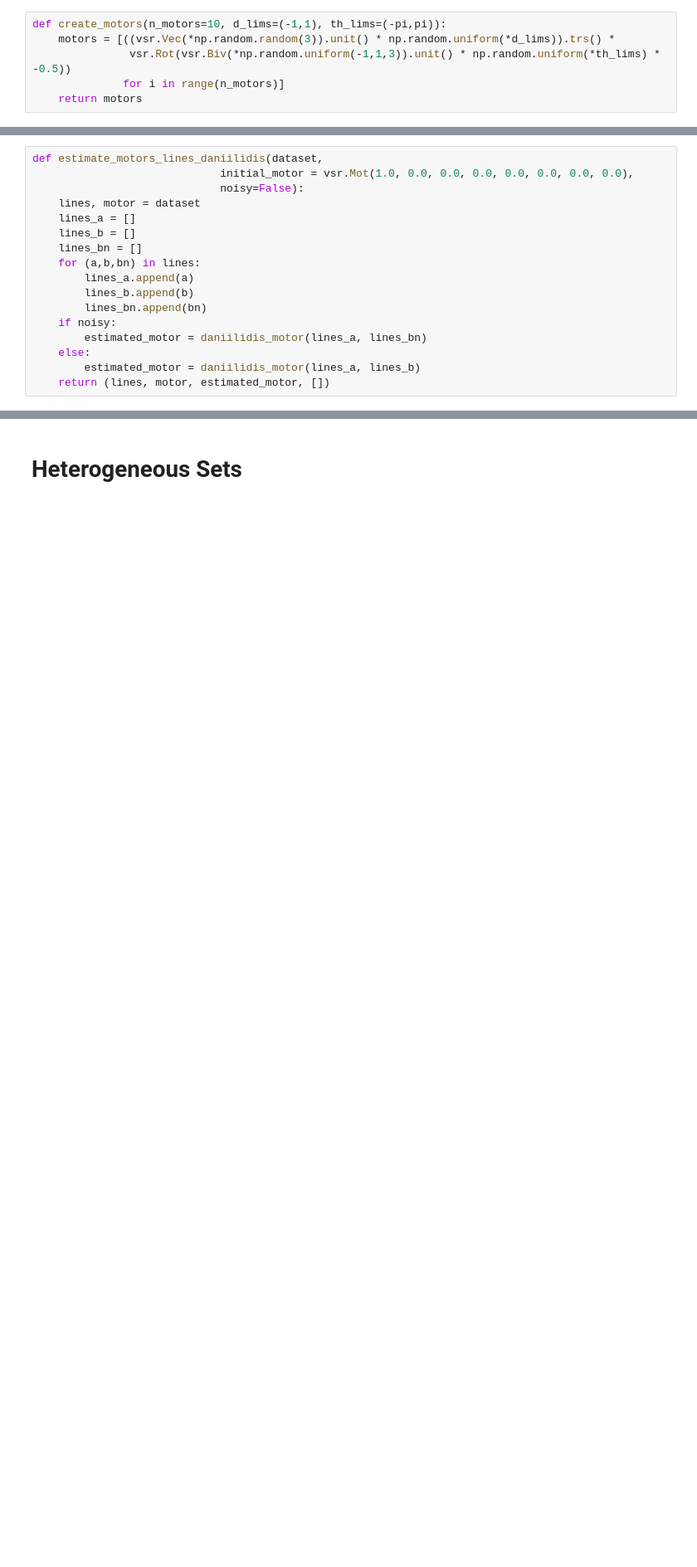
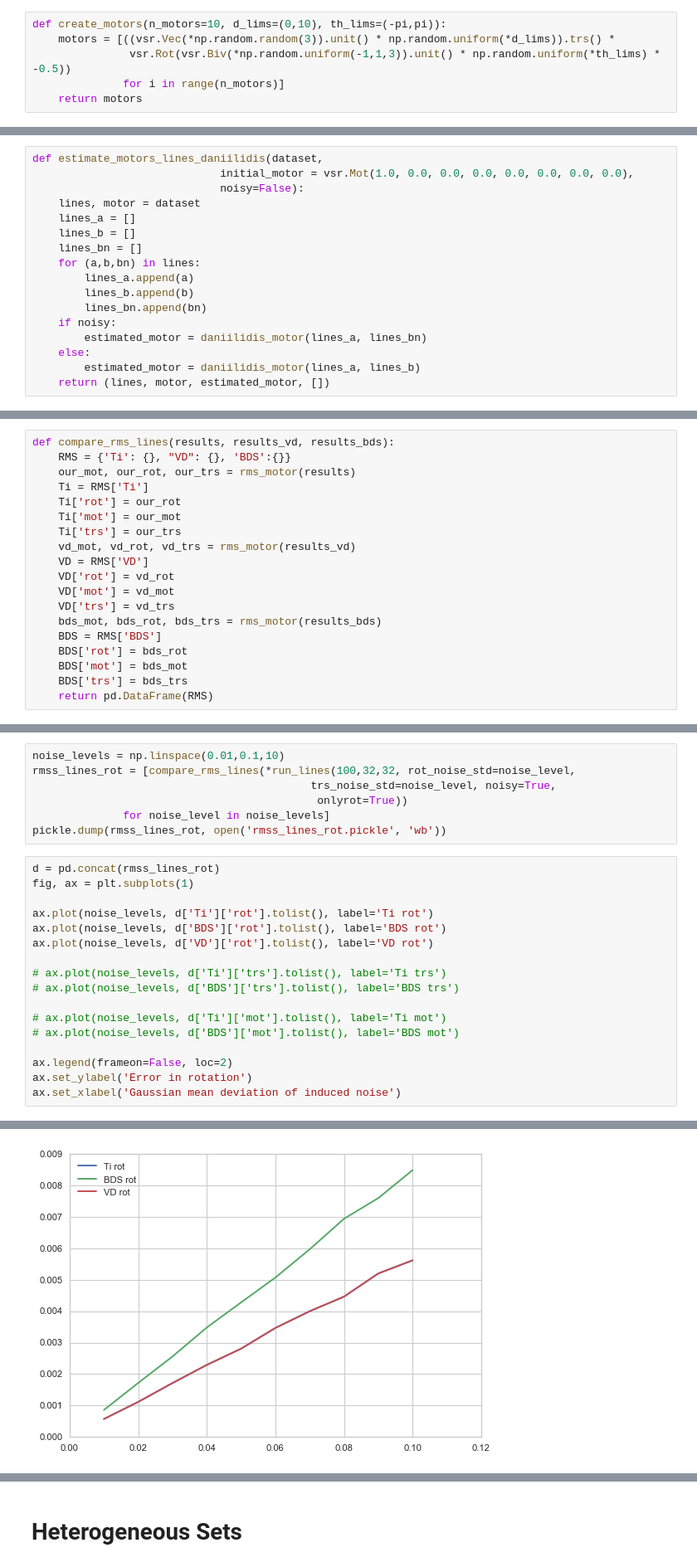
Before and after one commit to tingelst/game, a Jupyter notebook: python/Experiments-v2.ipynb, the cells around one changed output, grey strips where cells are left out. Shown at 83% size. Cells and saved outputs as stored; diff of their text form; blank space fills up the shorter version.

```diff
--- a/python/Experiments-v2.ipynb
+++ b/python/Experiments-v2.ipynb
@@ -20,7 +19,7 @@ Populating the interactive namespace from numpy and matplotlib
 # %% [markdown]
 # Generate motors
 # %%
-def create_motors(n_motors=10, d_lims=(-1,1), th_lims=(-pi,pi)):
+def create_motors(n_motors=10, d_lims=(0,10), th_lims=(-pi,pi)):
     motors = [((vsr.Vec(*np.random.random(3)).unit() * np.random.uniform(*d_lims)).trs() *
                vsr.Rot(vsr.Biv(*np.random.uniform(-1,1,3)).unit() * np.random.uniform(*th_lims) * -0.5))
               for i in range(n_motors)]
@@ -448,0 +505,19 @@ for m, em, _ in wrong_results:
+# %%
+def compare_rms_lines(results, results_vd, results_bds):
+    RMS = {'Ti': {}, "VD": {}, 'BDS':{}}
+    our_mot, our_rot, our_trs = rms_motor(results)
+    Ti = RMS['Ti']
+    Ti['rot'] = our_rot
+    Ti['mot'] = our_mot
+    Ti['trs'] = our_trs
+    vd_mot, vd_rot, vd_trs = rms_motor(results_vd)
+    VD = RMS['VD']
+    VD['rot'] = vd_rot
+    VD['mot'] = vd_mot
+    VD['trs'] = vd_trs
+    bds_mot, bds_rot, bds_trs = rms_motor(results_bds)
+    BDS = RMS['BDS']
+    BDS['rot'] = bds_rot
+    BDS['mot'] = bds_mot
+    BDS['trs'] = bds_trs
+    return pd.DataFrame(RMS)
@@ -448,0 +531,25 @@ for m, em, _ in wrong_results:
+# %%
+noise_levels = np.linspace(0.01,0.1,10)
+rmss_lines_rot = [compare_rms_lines(*run_lines(100,32,32, rot_noise_std=noise_level,
+                                           trs_noise_std=noise_level, noisy=True,
+                                            onlyrot=True))
+              for noise_level in noise_levels]
+pickle.dump(rmss_lines_rot, open('rmss_lines_rot.pickle', 'wb'))
+# %%
+d = pd.concat(rmss_lines_rot)
+fig, ax = plt.subplots(1)
+
+ax.plot(noise_levels, d['Ti']['rot'].tolist(), label='Ti rot')
+ax.plot(noise_levels, d['BDS']['rot'].tolist(), label='BDS rot')
+ax.plot(noise_levels, d['VD']['rot'].tolist(), label='VD rot')
+
+# ax.plot(noise_levels, d['Ti']['trs'].tolist(), label='Ti trs')
+# ax.plot(noise_levels, d['BDS']['trs'].tolist(), label='BDS trs')
+
+# ax.plot(noise_levels, d['Ti']['mot'].tolist(), label='Ti mot')
+# ax.plot(noise_levels, d['BDS']['mot'].tolist(), label='BDS mot')
+
+ax.legend(frameon=False, loc=2)
+ax.set_ylabel('Error in rotation')
+ax.set_xlabel('Gaussian mean deviation of induced noise')
+# %% [output]
@@ -448,0 +557 @@ for m, em, _ in wrong_results:
+[figure, added]
```
Also changed, not shown: parts of 70 cells of this notebook, 10 other files.
